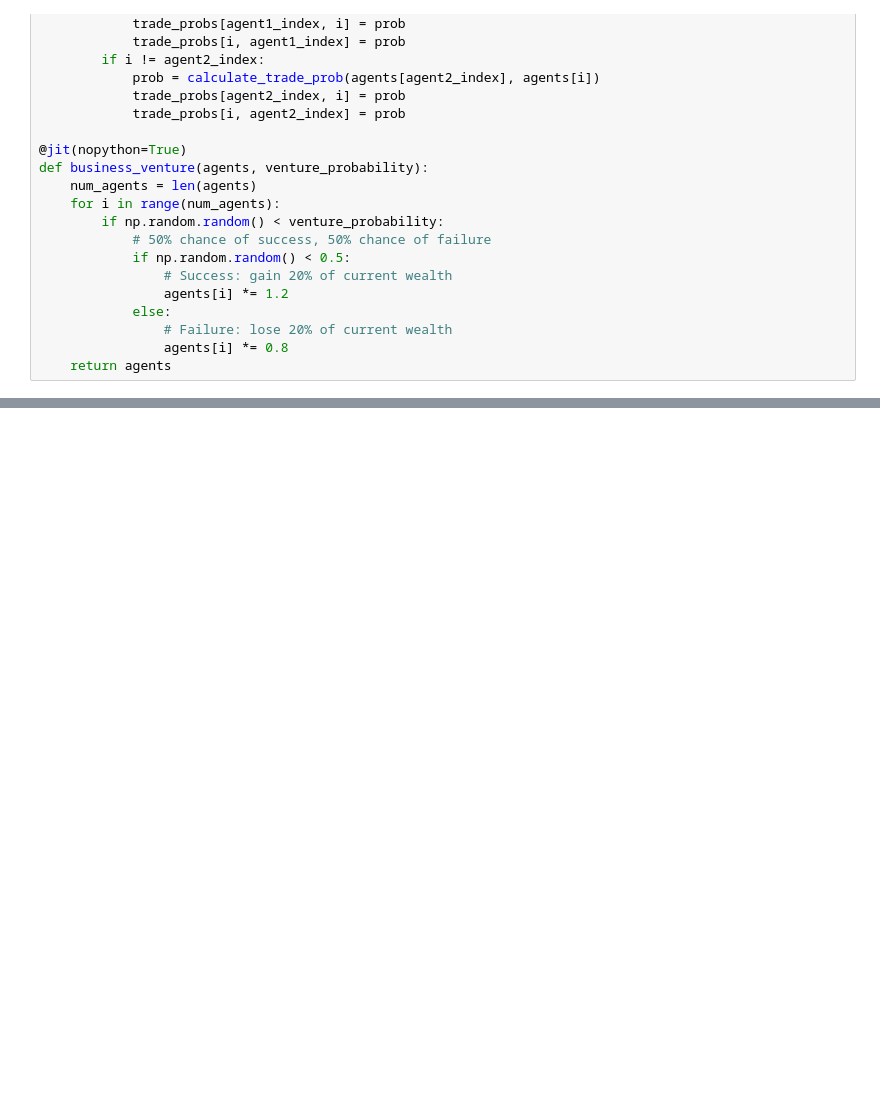
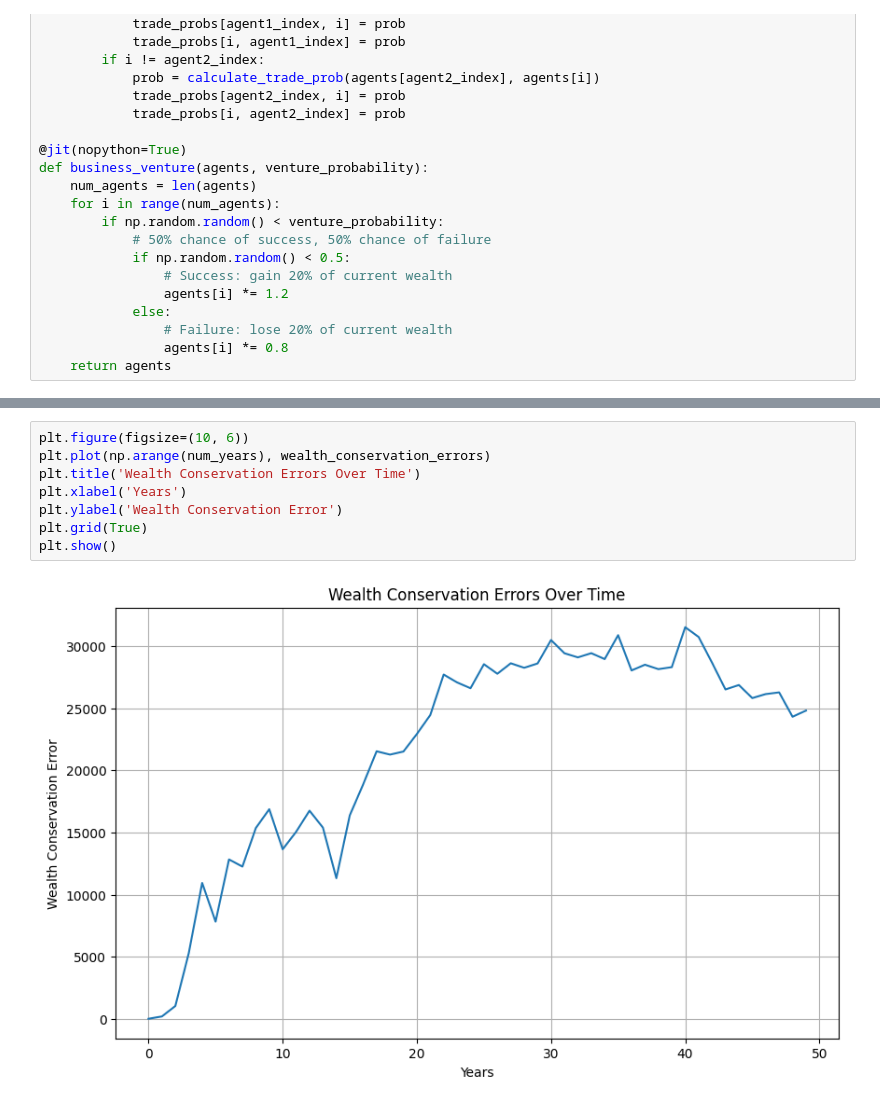
Before and after one commit to VrindaKhemka/WealthSimulation, a Jupyter notebook: GPUbuild-numba.ipynb, the cells around one changed output, grey strips where cells are left out. Saved outputs shown, nothing was run; the diff lists cells and outputs as text; blank space fills up the shorter version.

```diff
--- a/GPUbuild-numba.ipynb
+++ b/GPUbuild-numba.ipynb
@@ -229,0 +238,10 @@ plt.show()
+# %%
+plt.figure(figsize=(10, 6))
+plt.plot(np.arange(num_years), wealth_conservation_errors)
+plt.title('Wealth Conservation Errors Over Time')
+plt.xlabel('Years')
+plt.ylabel('Wealth Conservation Error')
+plt.grid(True)
+plt.show()
+# %% [output]
+[figure, added]
```
Also changed, not shown: parts of 6 cells of this notebook.
